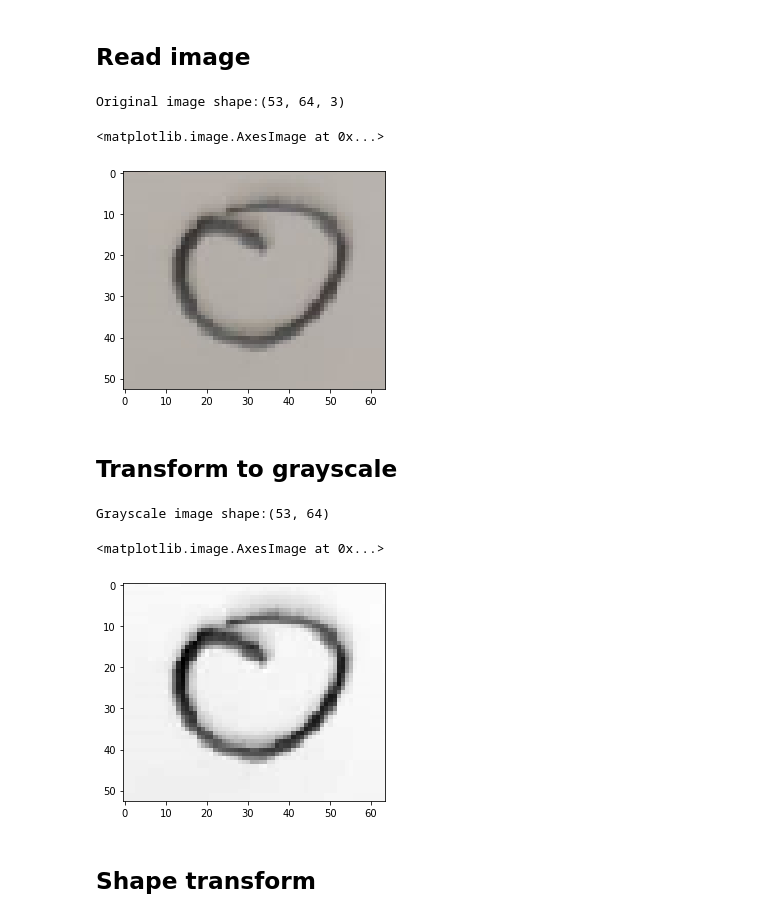
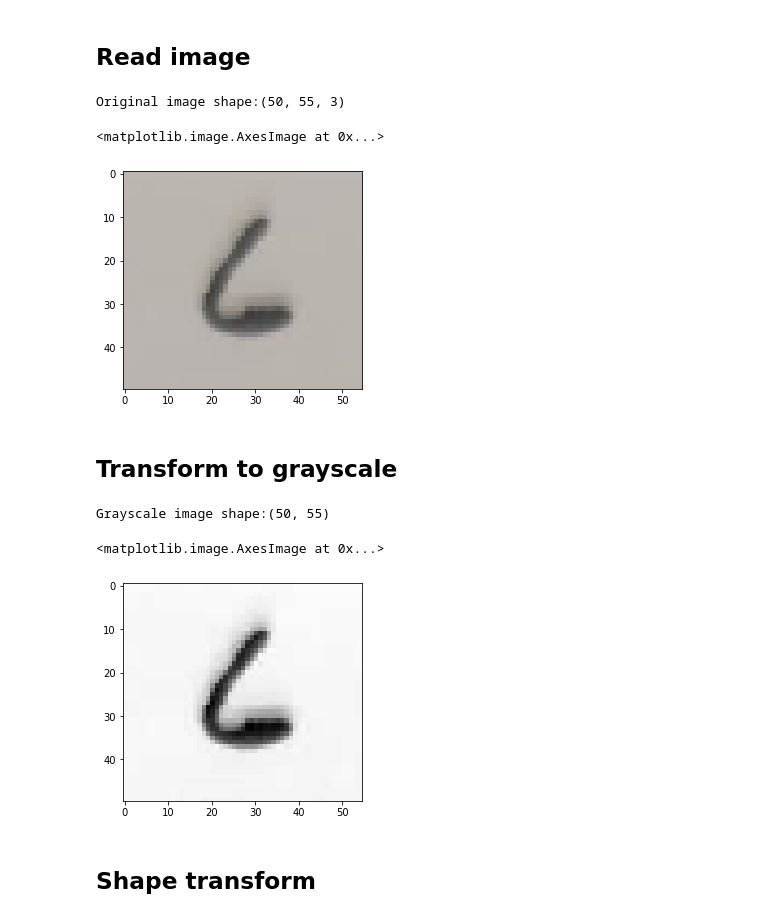
Before and after one commit to euguroglu/Machine-Learning-Projects, a Jupyter notebook: Text_recognition_cnn.ipynb, the cells around one changed output. Cells and saved outputs as stored; diff of their text form; code cells hidden in the pictures.

```diff
--- a/Text_recognition_cnn.ipynb
+++ b/Text_recognition_cnn.ipynb
@@ -129,13 +129,13 @@ from skimage import io,transform
 # %% [markdown]
 ## Read image
 # %%
-rgb = io.imread('0.png')
+rgb = io.imread('6.png')
 print('Original image shape:{}'.format(rgb.shape))
 plt.imshow(rgb)
 # %% [output]
-Original image shape:(53, 64, 3)
+Original image shape:(50, 55, 3)
 <matplotlib.image.AxesImage at 0x...>
-[figure, old version]
+[figure, new version]
 # %% [markdown]
 ## Transform to grayscale
 # %%
@@ -143,9 +143,9 @@ gray = np.dot(rgb[...,:],[0.229,0.587,0.114])
 print('Grayscale image shape:{}'.format(gray.shape))
 plt.imshow(gray,cmap='gray')
 # %% [output]
-Grayscale image shape:(53, 64)
+Grayscale image shape:(50, 55)
 <matplotlib.image.AxesImage at 0x...>
-[figure, old version]
+[figure, new version]
 # %% [markdown]
 ## Shape transform
 # %%
```
Also changed, not shown: parts of 6 cells of this notebook.
